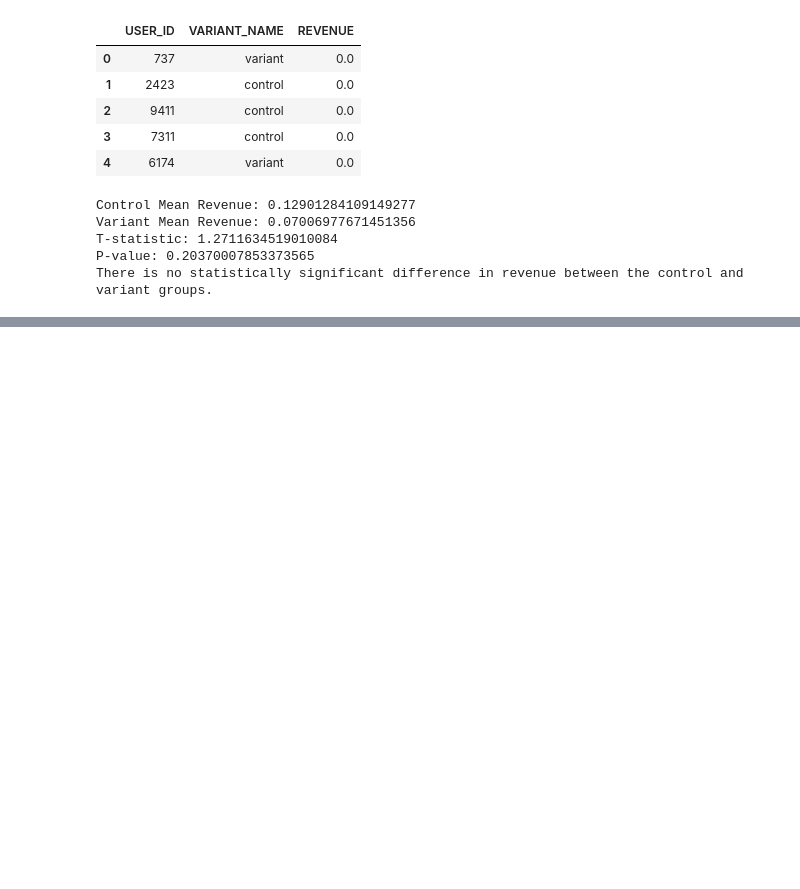
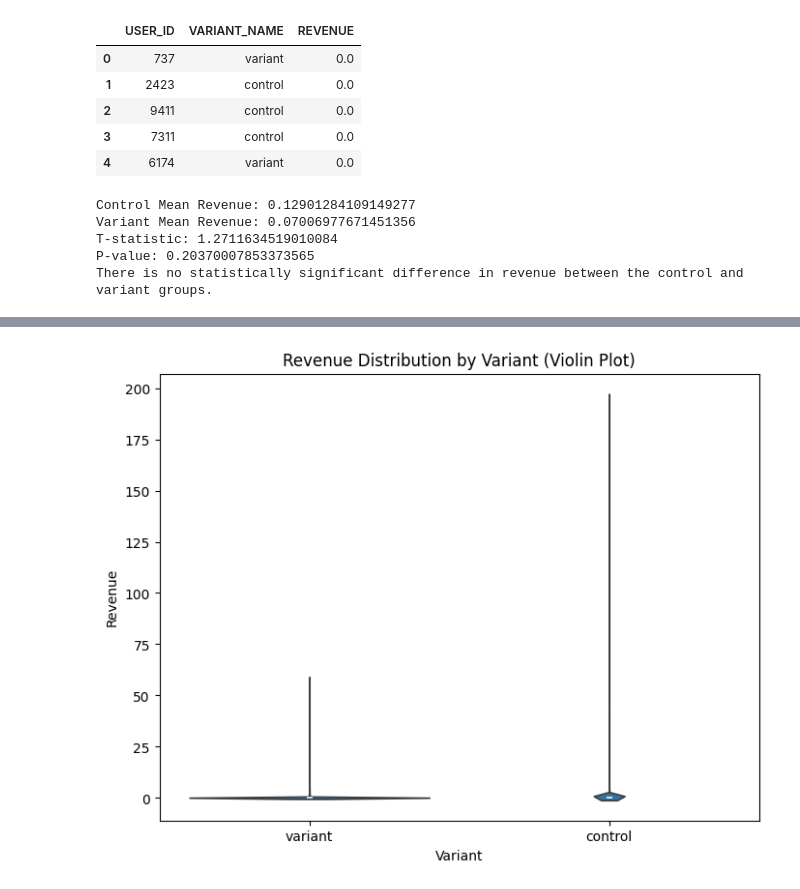
Before and after one commit to Mahesh527784/ASA_Solutions, a Jupyter notebook: A_B_Testing.ipynb, the cells around one changed output, grey strips where cells are left out. Saved outputs shown, nothing was run; the diff lists cells and outputs as text; code cells hidden in the pictures; blank space fills up the shorter version.

```diff
--- a/A_B_Testing.ipynb
+++ b/A_B_Testing.ipynb
@@ -111,0 +147,83 @@ There is no statistically significant difference in revenue between the control
+# %%
+# prompt: and also draw the voilen graph
+
+import pandas as pd
+from scipy.stats import ttest_ind
+import opendatasets as od
+from scipy import stats
+import seaborn as sns
+import matplotlib.pyplot as plt
+
+
+# Sample IPL auction data (replace with your actual data)
+data = {
+    'Player': ['Player1', 'Player2', 'Player3', 'Player4', 'Player5', 'Player6', 'Player7', 'Player8', 'Player9', 'Player10'],
+    'Base_Price': [100, 50, 200, 75, 150, 120, 80, 60, 250, 90],  # in lakhs
+    'Sold_Price': [120, 70, 250, 100, 180, 150, 90, 75, 300, 110],  # in lakhs
+    'Group': ['A', 'A', 'B', 'A', 'B', 'B', 'A', 'A', 'B', 'A']  # Example grouping - replace with your criteria
+}
+
+df = pd.DataFrame(data)
+
+
+# Perform A/B Testing (t-test)
+group_a = df[df['Group'] == 'A']['Sold_Price']
+group_b = df[df['Group'] == 'B']['Sold_Price']
+
+t_statistic, p_value = ttest_ind(group_a, group_b)
+
+print(f"T-statistic: {t_statistic}")
+print(f"P-value: {p_value}")
+
+alpha = 0.05  # Significance level
+
+if p_value < alpha:
+    print("There is a statistically significant difference in sold prices between the two groups.")
+else:
+    print("There is no statistically significant difference in sold prices between the two groups.")
+
+#Example to calculate the difference in means
+mean_diff = group_a.mean() - group_b.mean()
+print("Difference in means between Group A and Group B", mean_diff)
+!pip install opendatasets
+od.download("https://www.kaggle.com/datasets/sergylog/ab-test-data")
+data = pd.read_csv('/content/ab-test-data/AB_Test_Results.csv')
+data.head()
+
+
+# Calculate the average revenue for each variant
+control_revenue = data[data['VARIANT_NAME'] == 'control']['REVENUE']
+variant_revenue = data[data['VARIANT_NAME'] == 'variant']['REVENUE']
+
+control_mean = control_revenue.mean()
+variant_mean = variant_revenue.mean()
+
+
+# Perform an independent samples t-test
+t_statistic, p_value = stats.ttest_ind(control_revenue, variant_revenue)
+
+# Print the results
+print("Control Mean Revenue:", control_mean)
+print("Variant Mean Revenue:", variant_mean)
+print("T-statistic:", t_statistic)
+print("P-value:", p_value)
+
+# Interpret the results
+alpha = 0.05  # Significance level
+if p_value < alpha:
+    print("There is a statistically significant difference in revenue between the control and variant groups.")
+else:
+    print("There is no statistically significant difference in revenue between the control and variant groups.")
+
+
+
+# Assuming 'data' DataFrame from the previous code is available
+
+# Create a violinplot
+plt.figure(figsize=(8, 6))
+sns.violinplot(x='VARIANT_NAME', y='REVENUE', data=data)
+plt.title('Revenue Distribution by Variant (Violin Plot)')
+plt.xlabel('Variant')
+plt.ylabel('Revenue')
+plt.show()
+# %% [output]
@@ -111,0 +247 @@ There is no statistically significant difference in revenue between the control
+[figure, added]
```
Also changed, not shown: parts of 2 cells of this notebook.
